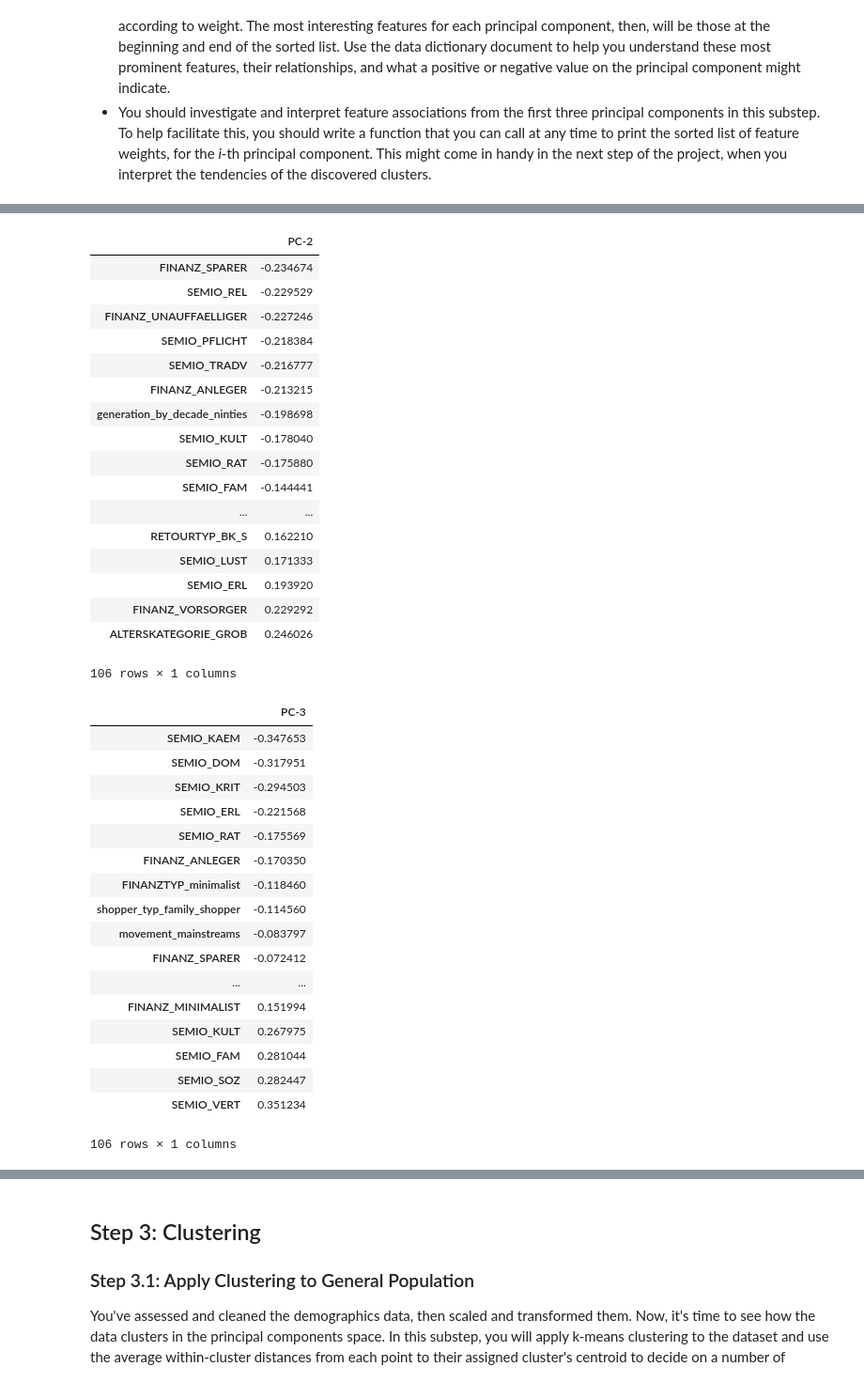
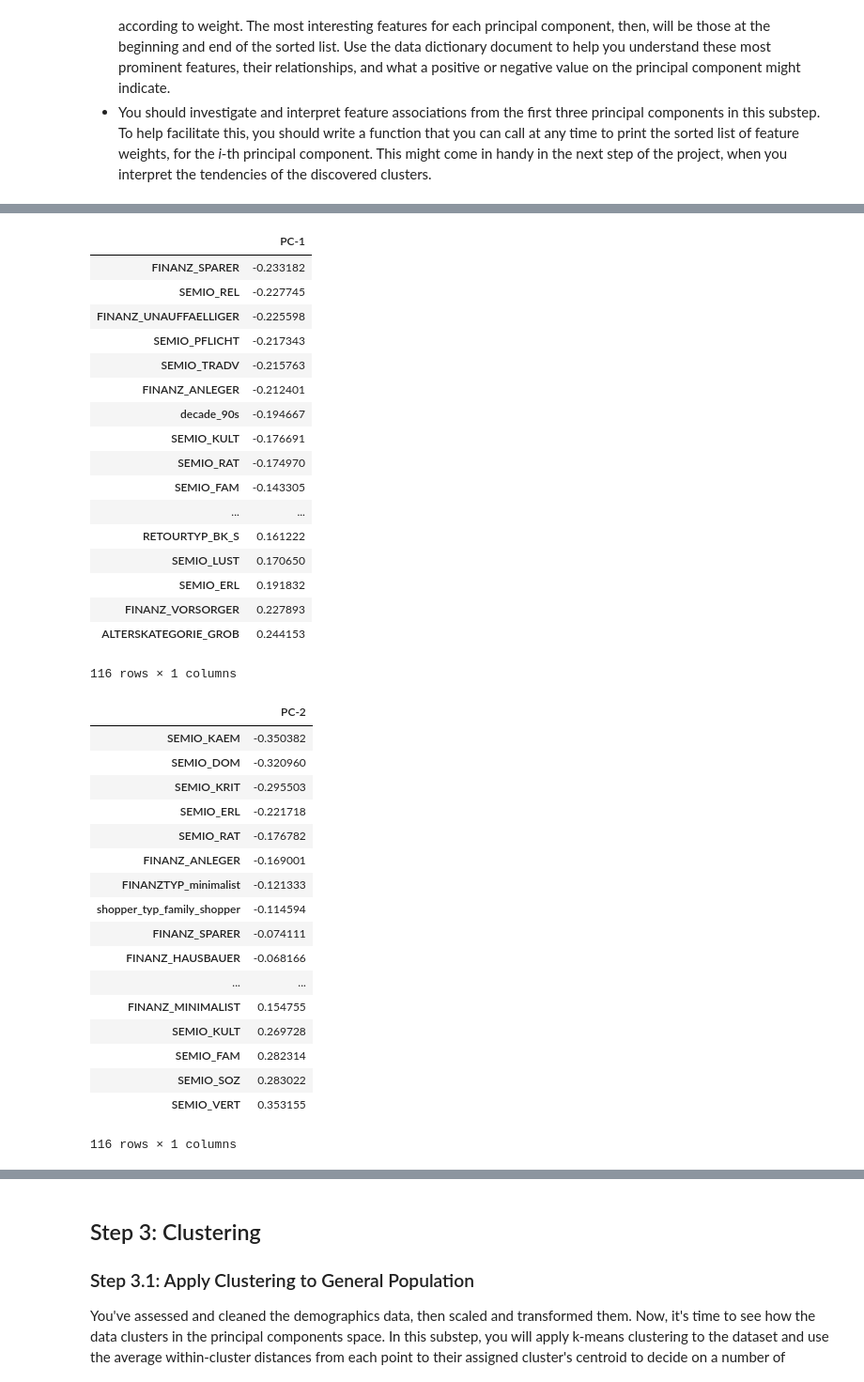
Before and after one commit to sanjeevai/customer_segments_arvato, a Jupyter notebook: Identify_Customer_Segments.ipynb, the cells around one changed output, grey strips where cells are left out. Shown: that part at 94% size. Saved outputs shown, nothing was run; the diff lists cells and outputs as text; code cells hidden in the pictures.

```diff
--- a/Identify_Customer_Segments.ipynb
+++ b/Identify_Customer_Segments.ipynb
@@ -845,3 +792,7 @@ mixed_df['life_stage'] = l
+# %%
+mixed_df[pd.get_dummies(CAMEO_DATA).columns] = pd.get_dummies(CAMEO_DATA)
+# %%
+mixed_df.drop('CAMEO_INTL_2015', axis = 1, inplace = True)
 # %%
 feat_info[feat_info['type'] == 'mixed']
 # %% [output]
@@ -1125,6 +1136,6 @@ array([0.13094227, 0.22336501, 0.27740221, 0.31595896, 0.34468996,
 # %%
 # Re-apply PCA to the data while selecting for number of components to retain.
-pca = PCA(n_components = 55)
+pca = PCA(n_components = 60)
 pca.fit(final_df)
 transformed_df = pca.transform(final_df)
 # %%
@@ -1180,7 +1179,7 @@ array([[-1.87327885e-03,  2.95140132e-02, -2.11514679e-02,
 # %%
 transformed_df = pca3.fit_transform(final_df)
 # %%
-pc_df = pd.DataFrame(pca3.components_, columns = final_df.columns, index = ["PC-1", "PC-2", "PC-3"]).T
+pc_df = pd.DataFrame(pca3.components_, columns = final_df.columns, index = ["PC-0", "PC-1", "PC-2"]).T
 # %%
 def i_th_component(i):
     """
@@ -1217,49 +1216,49 @@ i_th_component(1)
 # %%
 # Map weights for the second principal component to corresponding feature names
 # and then print the linked values, sorted by weight.
-i_th_component(2)
+i_th_component(1)
 # %% [output]
-|  | PC-2 |
-| FINANZ_SPARER | -0.234674 |
-| SEMIO_REL | -0.229529 |
-| FINANZ_UNAUFFAELLIGER | -0.227246 |
-| SEMIO_PFLICHT | -0.218384 |
-| SEMIO_TRADV | -0.216777 |
-| FINANZ_ANLEGER | -0.213215 |
-| generation_by_decade_ninties | -0.198698 |
-| SEMIO_KULT | -0.178040 |
-| SEMIO_RAT | -0.175880 |
-| SEMIO_FAM | -0.144441 |
+|  | PC-1 |
+| FINANZ_SPARER | -0.233182 |
+| SEMIO_REL | -0.227745 |
+| FINANZ_UNAUFFAELLIGER | -0.225598 |
+| SEMIO_PFLICHT | -0.217343 |
+| SEMIO_TRADV | -0.215763 |
+| FINANZ_ANLEGER | -0.212401 |
+| decade_90s | -0.194667 |
+| SEMIO_KULT | -0.176691 |
+| SEMIO_RAT | -0.174970 |
+| SEMIO_FAM | -0.143305 |
 | ... | ... |
-| RETOURTYP_BK_S | 0.162210 |
-| SEMIO_LUST | 0.171333 |
-| SEMIO_ERL | 0.193920 |
-| FINANZ_VORSORGER | 0.229292 |
-| ALTERSKATEGORIE_GROB | 0.246026 |
+| RETOURTYP_BK_S | 0.161222 |
+| SEMIO_LUST | 0.170650 |
+| SEMIO_ERL | 0.191832 |
+| FINANZ_VORSORGER | 0.227893 |
+| ALTERSKATEGORIE_GROB | 0.244153 |
-106 rows × 1 columns
+116 rows × 1 columns
 # %%
 # Map weights for the third principal component to corresponding feature names
 # and then print the linked values, sorted by weight.
-i_th_component(3)
+i_th_component(2)
 # %% [output]
-|  | PC-3 |
-| SEMIO_KAEM | -0.347653 |
-| SEMIO_DOM | -0.317951 |
-| SEMIO_KRIT | -0.294503 |
-| SEMIO_ERL | -0.221568 |
-| SEMIO_RAT | -0.175569 |
-| FINANZ_ANLEGER | -0.170350 |
-| FINANZTYP_minimalist | -0.118460 |
-| shopper_typ_family_shopper | -0.114560 |
-| movement_mainstreams | -0.083797 |
-| FINANZ_SPARER | -0.072412 |
+|  | PC-2 |
+| SEMIO_KAEM | -0.350382 |
+| SEMIO_DOM | -0.320960 |
+| SEMIO_KRIT | -0.295503 |
+| SEMIO_ERL | -0.221718 |
+| SEMIO_RAT | -0.176782 |
+| FINANZ_ANLEGER | -0.169001 |
+| FINANZTYP_minimalist | -0.121333 |
+| shopper_typ_family_shopper | -0.114594 |
+| FINANZ_SPARER | -0.074111 |
+| FINANZ_HAUSBAUER | -0.068166 |
 | ... | ... |
-| FINANZ_MINIMALIST | 0.151994 |
-| SEMIO_KULT | 0.267975 |
-| SEMIO_FAM | 0.281044 |
-| SEMIO_SOZ | 0.282447 |
-| SEMIO_VERT | 0.351234 |
+| FINANZ_MINIMALIST | 0.154755 |
+| SEMIO_KULT | 0.269728 |
+| SEMIO_FAM | 0.282314 |
+| SEMIO_SOZ | 0.283022 |
+| SEMIO_VERT | 0.353155 |
-106 rows × 1 columns
+116 rows × 1 columns
 # %% [markdown]
 ### Discussion 2.3: Interpret Principal Components
 
```
Also changed, not shown: parts of 74 cells of this notebook.
